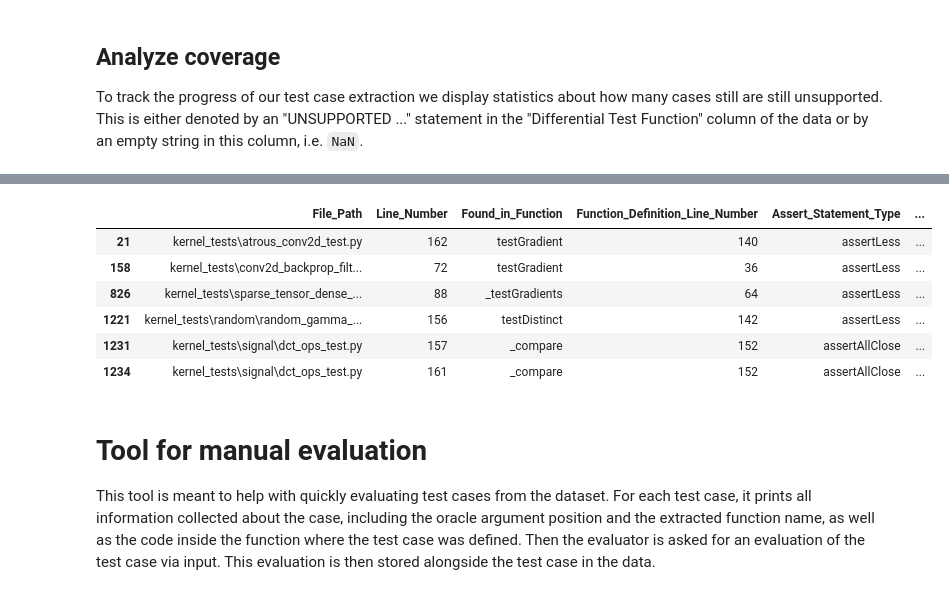
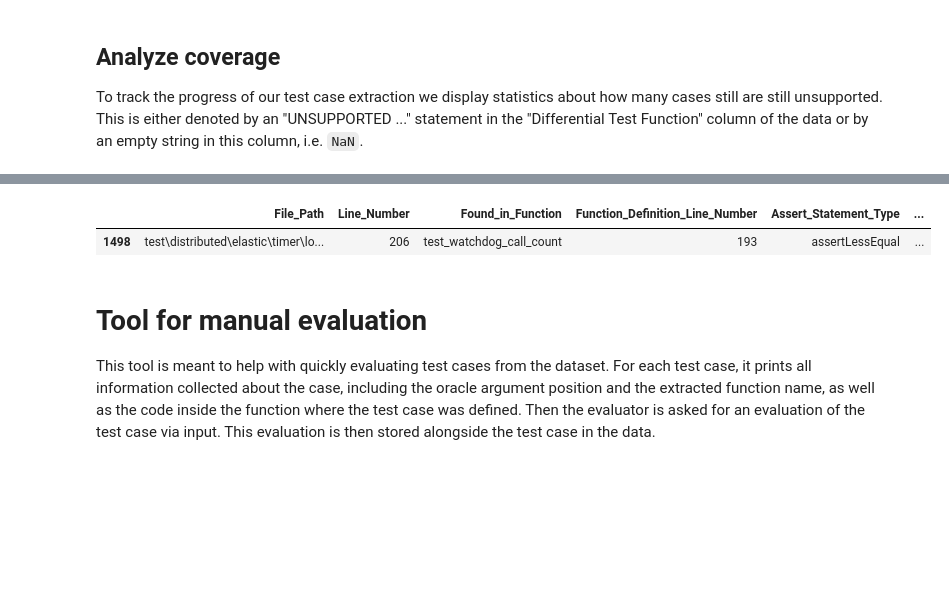
Before and after one commit to AlexanderProchnow/DLL_Testing_Tool, a Jupyter notebook: Code/1_Test_Case_Extraction_and_Analysis/2_Data_evaluation.ipynb, the cells around one changed output, grey strips where cells are left out. Saved outputs shown, nothing was run; the diff lists cells and outputs as text; code cells hidden in the pictures; blank space fills up the shorter version.

Commit message:
Fixed the last NaN case in PyTorch by supporting attribute assignments, i.e. arg.value = ... (reducing not-covered cases from 163 to 162).

```diff
--- a/Code/1_Test_Case_Extraction_and_Analysis/2_Data_evaluation.ipynb
+++ b/Code/1_Test_Case_Extraction_and_Analysis/2_Data_evaluation.ipynb
@@ -90,15 +90,10 @@ Name: Differential_Test_Function, dtype: int64
 # %%
 #not_covered_tensorflow[not_covered_tensorflow['File_Path'].str.contains('clip_ops_test.py')]
 
-not_covered_tensorflow[not_covered_tensorflow['Differential_Test_Function'].isna()]
+not_covered_pytorch[not_covered_pytorch['Differential_Test_Function'].isna()]
 # %% [output]
 |  | File_Path | Line_Number | Found_in_Function | Function_Definition_Line_Number | Assert_Statement_Type | ... |
-| 21 | kernel_tests\atrous_conv2d_test.py | 162 | testGradient | 140 | assertLess | ... |
-| 158 | kernel_tests\conv2d_backprop_filt... | 72 | testGradient | 36 | assertLess | ... |
-| 826 | kernel_tests\sparse_tensor_dense_... | 88 | _testGradients | 64 | assertLess | ... |
-| 1221 | kernel_tests\random\random_gamma_... | 156 | testDistinct | 142 | assertLess | ... |
-| 1231 | kernel_tests\signal\dct_ops_test.py | 157 | _compare | 152 | assertAllClose | ... |
-| 1234 | kernel_tests\signal\dct_ops_test.py | 161 | _compare | 152 | assertAllClose | ... |
+| 1498 | test\distributed\elastic\timer\lo... | 206 | test_watchdog_call_count | 193 | assertLessEqual | ... |
 # %% [markdown]
 # Tool for manual evaluation
 
```
Also changed, not shown: parts of 1 cell of this notebook, 2 other files.
